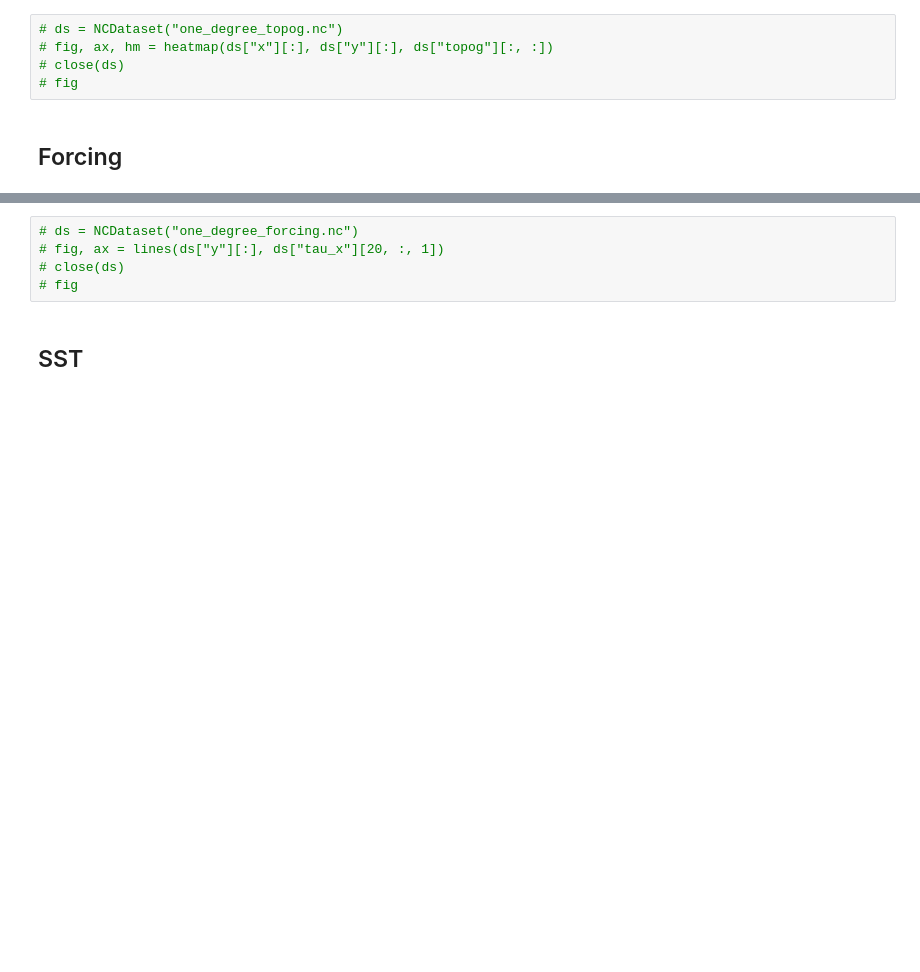
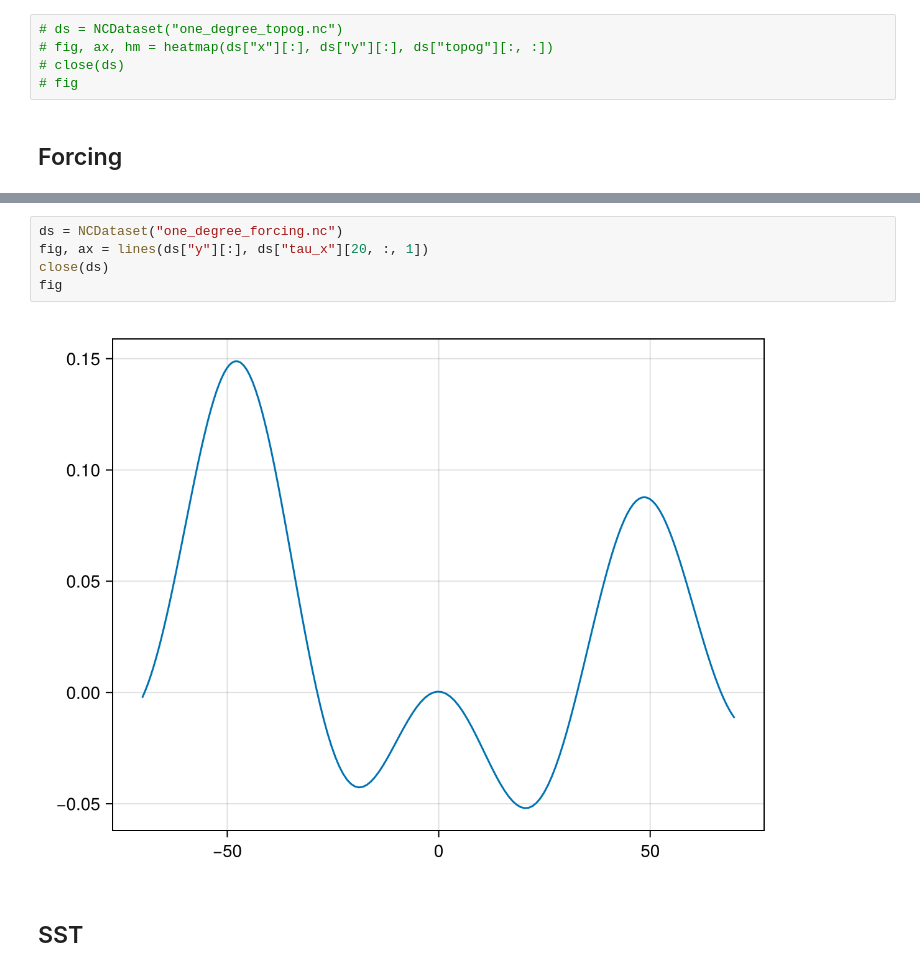
Before and after one commit to jbisits/anu-tub, a Jupyter notebook: input/anu-tub/one-degree-mom6-anu-tub-driver.ipynb, the cells around one changed output, grey strips where cells are left out. Saved outputs shown, nothing was run; the diff lists cells and outputs as text; blank space fills up the shorter version.

```diff
--- a/input/anu-tub/one-degree-mom6-anu-tub-driver.ipynb
+++ b/input/anu-tub/one-degree-mom6-anu-tub-driver.ipynb
@@ -205,10 +200,12 @@ end
 # %% [output]
 Variable (dataset closed)
 # %%
-# ds = NCDataset("one_degree_forcing.nc")
-# fig, ax = lines(ds["y"][:], ds["tau_x"][20, :, 1])
-# close(ds)
-# fig
+ds = NCDataset("one_degree_forcing.nc")
+fig, ax = lines(ds["y"][:], ds["tau_x"][20, :, 1])
+close(ds)
+fig
+# %% [output]
+[figure, added]
 # %% [markdown]
 ## SST
 # %%
```
Also changed, not shown: parts of 5 cells of this notebook, 2 other files.
